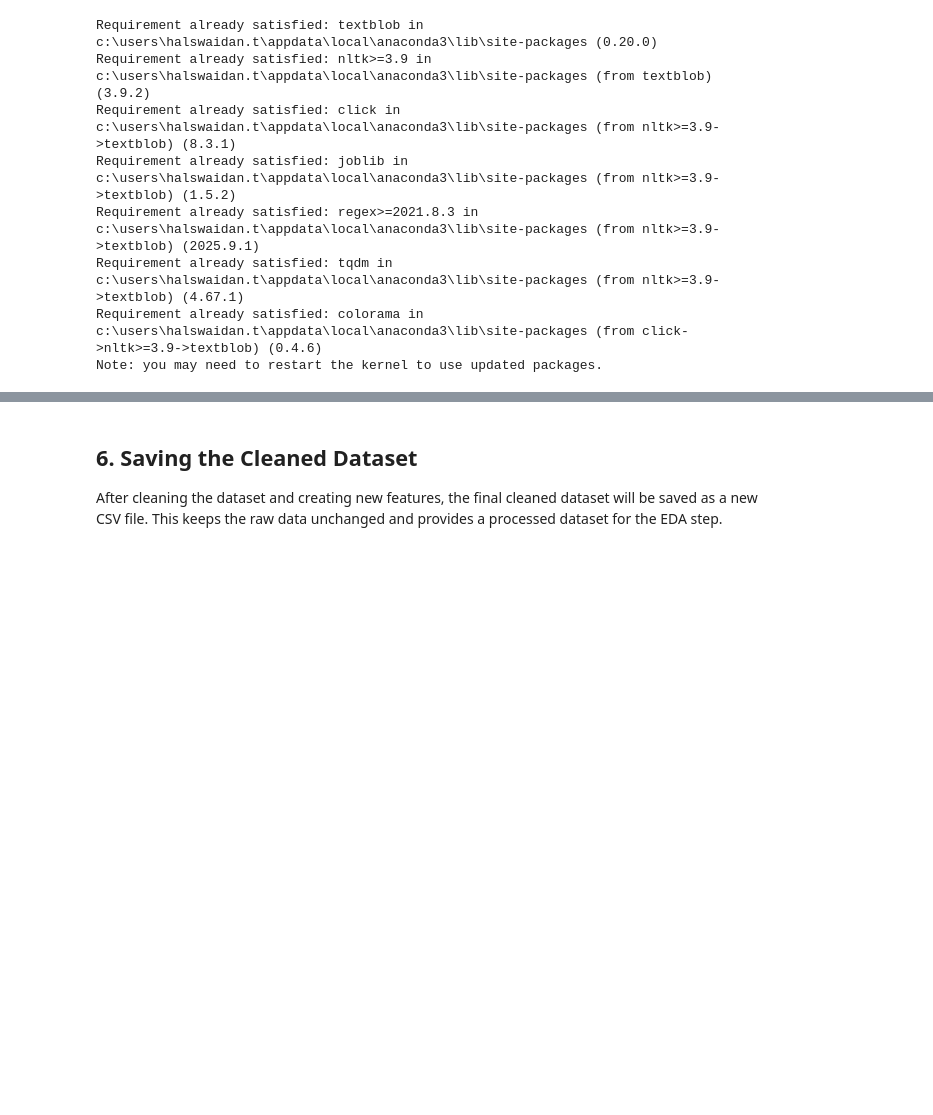
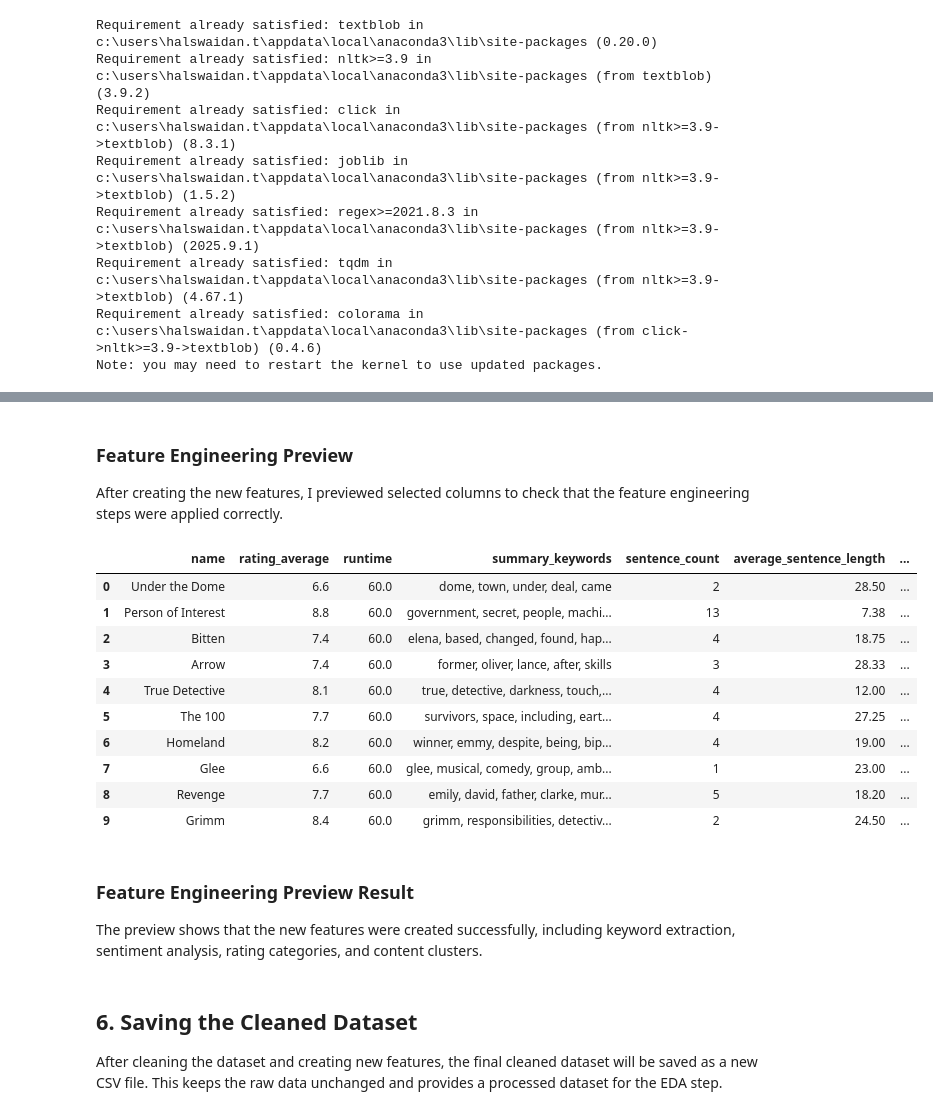
Before and after one commit to hajaralswaidan/streaming-content-strategy, a Jupyter notebook: tvmaze_cleaning.ipynb, the cells around one changed output, grey strips where cells are left out. Saved outputs shown, nothing was run; the diff lists cells and outputs as text; code cells hidden in the pictures; blank space fills up the shorter version.

Commit message:
Finalize Step 2 feature engineering and documentation

```diff
--- a/tvmaze_cleaning.ipynb
+++ b/tvmaze_cleaning.ipynb
@@ -450,3 +707,42 @@ df_cleaned[["name", "episode_count", "episode_count_category"]].head()
+# %% [markdown]
+### Feature Engineering Preview
+
+After creating the new features, I previewed selected columns to check that the feature engineering steps were applied correctly.
+# %%
+df_cleaned[
+    [
+        "name",
+        "rating_average",
+        "runtime",
+        "summary_keywords",
+        "sentence_count",
+        "average_sentence_length",
+        "average_word_length",
+        "sentiment_score",
+        "sentiment_label",
+        "summary_topic",
+        "rating_category",
+        "content_cluster",
+        "pca_component_1",
+        "pca_component_2"
+    ]
+].head(10)
+# %% [output]
+|  | name | rating_average | runtime | summary_keywords | sentence_count | average_sentence_length | ... |
+| 0 | Under the Dome | 6.6 | 60.0 | dome, town, under, deal, came | 2 | 28.50 | ... |
+| 1 | Person of Interest | 8.8 | 60.0 | government, secret, people, machi... | 13 | 7.38 | ... |
+| 2 | Bitten | 7.4 | 60.0 | elena, based, changed, found, hap... | 4 | 18.75 | ... |
+| 3 | Arrow | 7.4 | 60.0 | former, oliver, lance, after, skills | 3 | 28.33 | ... |
+| 4 | True Detective | 8.1 | 60.0 | true, detective, darkness, touch,... | 4 | 12.00 | ... |
+| 5 | The 100 | 7.7 | 60.0 | survivors, space, including, eart... | 4 | 27.25 | ... |
+| 6 | Homeland | 8.2 | 60.0 | winner, emmy, despite, being, bip... | 4 | 19.00 | ... |
+| 7 | Glee | 6.6 | 60.0 | glee, musical, comedy, group, amb... | 1 | 23.00 | ... |
+| 8 | Revenge | 7.7 | 60.0 | emily, david, father, clarke, mur... | 5 | 18.20 | ... |
+| 9 | Grimm | 8.4 | 60.0 | grimm, responsibilities, detectiv... | 2 | 24.50 | ... |
+# %% [markdown]
+### Feature Engineering Preview Result
+
+The preview shows that the new features were created successfully, including keyword extraction, sentiment analysis, rating categories, and content clusters.
 # %% [markdown]
 ## 6. Saving the Cleaned Dataset
 
```
Also changed, not shown: parts of 39 cells of this notebook, 2 other files.
